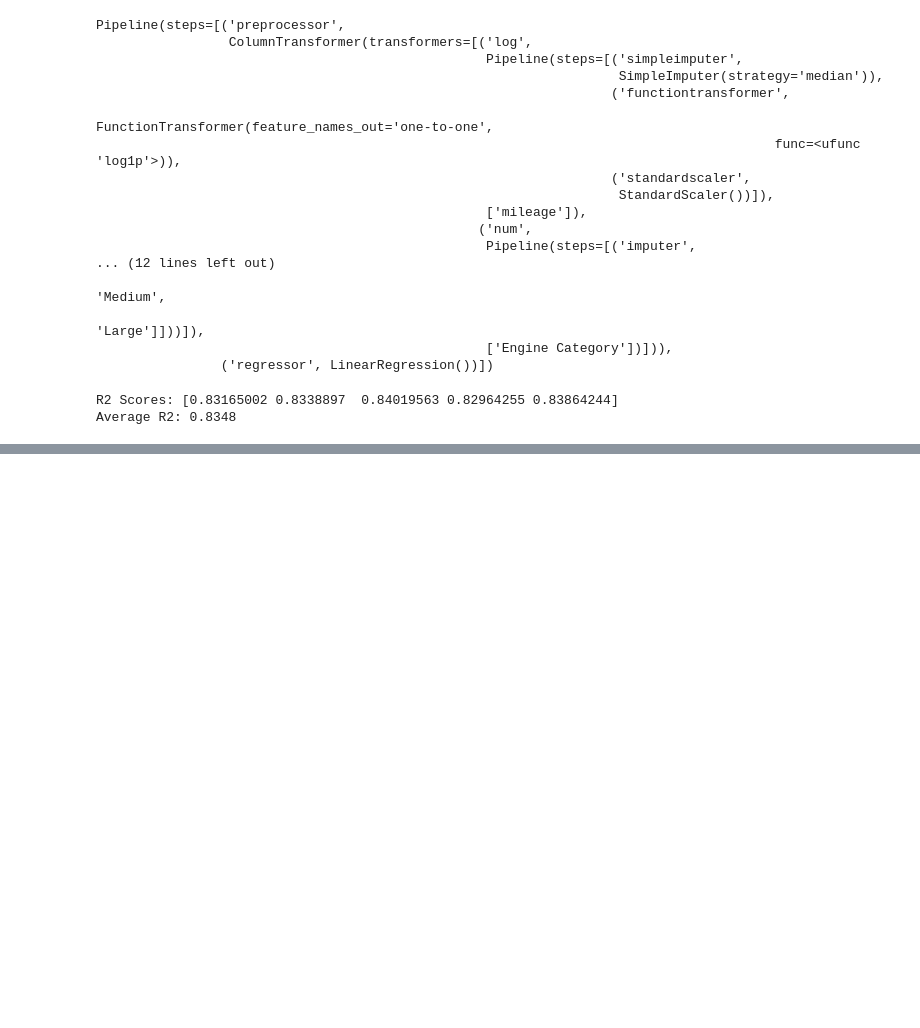
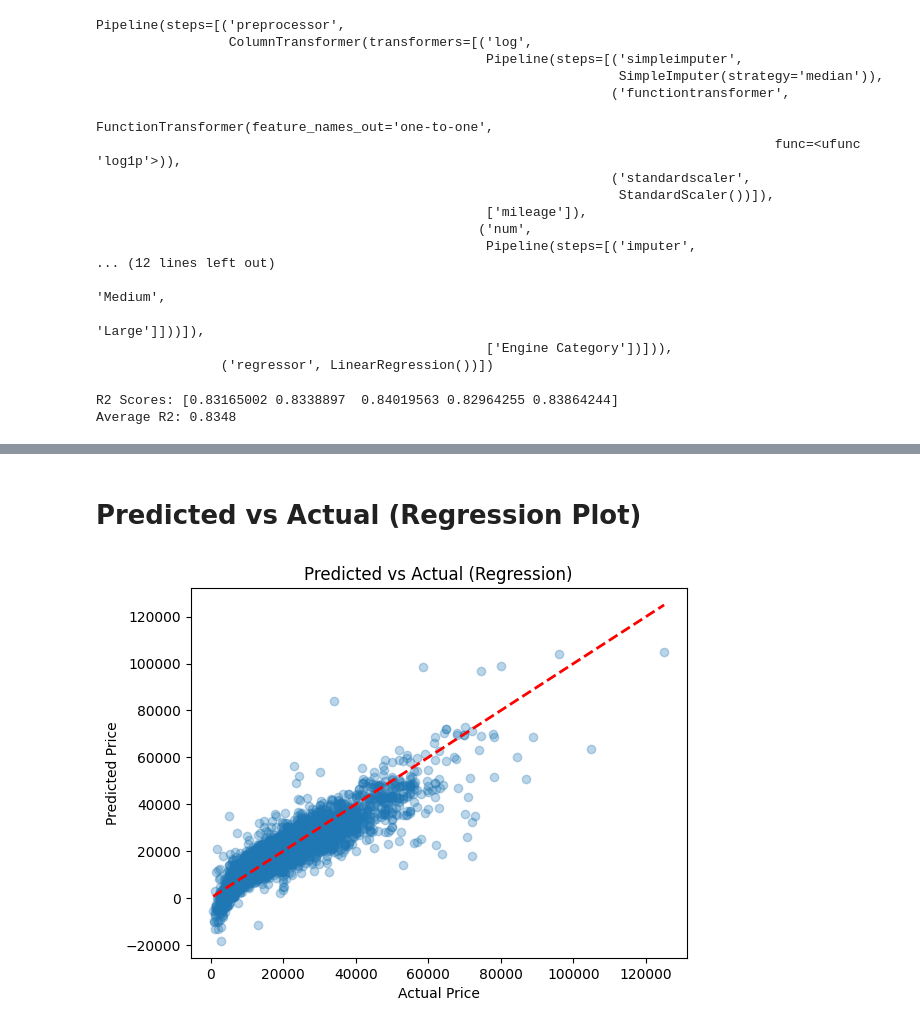
Before and after one commit to Ahmed-Elsom5raty/car-price-analysis, a Jupyter notebook: main.ipynb, the cells around one changed output, grey strips where cells are left out. Saved outputs shown, nothing was run; the diff lists cells and outputs as text; code cells hidden in the pictures; blank space fills up the shorter version.

```diff
--- a/main.ipynb
+++ b/main.ipynb
@@ -4,7 +4,7 @@ import numpy as np
 # %% [markdown]
 # EDA
 # %%
-df = pd.read_csv('car_price.csv')
+df = pd.read_csv('/content/car_price.csv')
 # %%
 df.head()
 # %% [output]
@@ -215 +217,12 @@ RMSE: 3784.906208257339
 R2 Score: 0.8316500158040074
+# %% [markdown]
+# Predicted vs Actual (Regression Plot)
+# %%
+plt.scatter(y_test, y_pred, alpha=0.3)
+plt.plot([y_test.min(), y_test.max()], [y_test.min(), y_test.max()], 'r--', lw=2)
+plt.xlabel('Actual Price')
+plt.ylabel('Predicted Price')
+plt.title('Predicted vs Actual (Regression)')
+plt.show()
+# %% [output]
+[figure, added]
```
Also changed, not shown: parts of 8 cells of this notebook.
